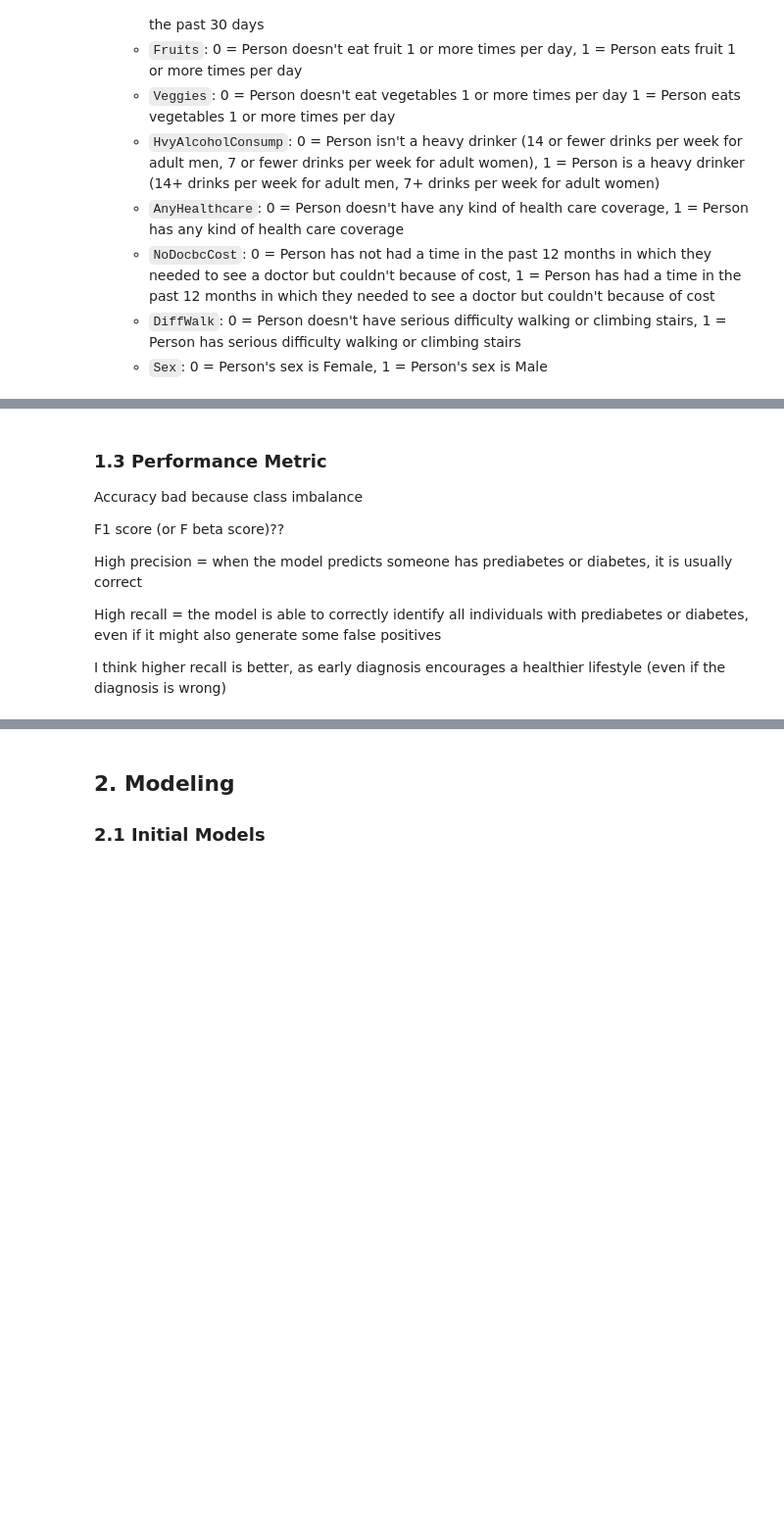
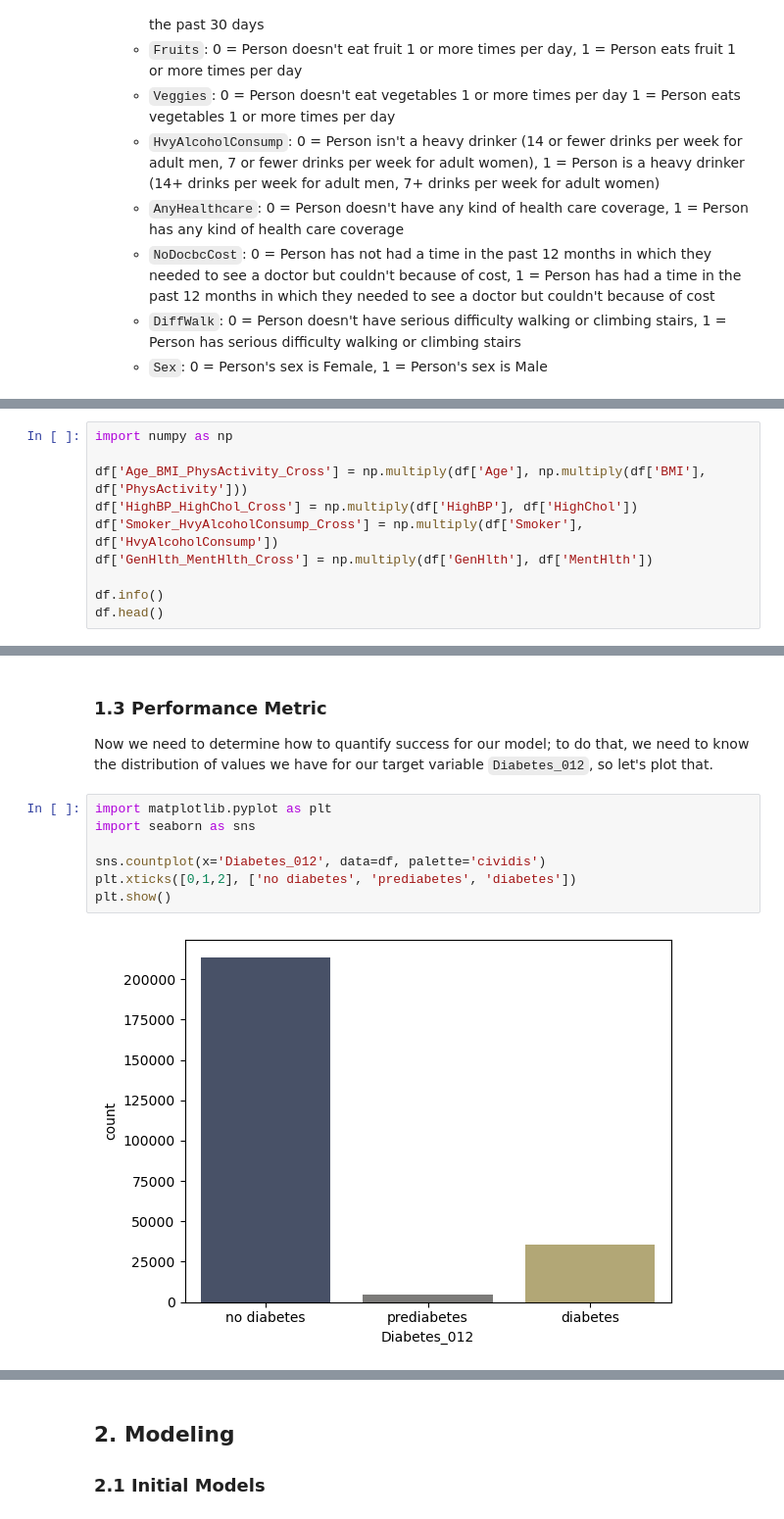
Before and after one commit to Mikecamdo/MachineLearning, a Jupyter notebook: Lab 5/WideAndDeepNetworks.ipynb, the cells around one changed output, grey strips where cells are left out. Shown at 98% size. Drawn from its saved outputs; the diff is of its cells as text; blank space fills up the shorter version.

Commit message:
Performance Metric and Data Splitting
Added justification for our performance metric and added a preliminary justification for how to split the dataset into training and testing splits

```diff
--- a/Lab 5/WideAndDeepNetworks.ipynb
+++ b/Lab 5/WideAndDeepNetworks.ipynb
@@ -193,0 +208,10 @@ Others:
+# %%
+import numpy as np
+
+df['Age_BMI_PhysActivity_Cross'] = np.multiply(df['Age'], np.multiply(df['BMI'], df['PhysActivity']))
+df['HighBP_HighChol_Cross'] = np.multiply(df['HighBP'], df['HighChol'])
+df['Smoker_HvyAlcoholConsump_Cross'] = np.multiply(df['Smoker'], df['HvyAlcoholConsump'])
+df['GenHlth_MentHlth_Cross'] = np.multiply(df['GenHlth'], df['MentHlth'])
+
+df.info()
+df.head()
@@ -194,12 +243,13 @@ Others:
 # %% [markdown]
 ### 1.3 Performance Metric
-Accuracy bad because class imbalance
-
-F1 score (or F beta score)??
-
-High precision = when the model predicts someone has prediabetes or diabetes, it is usually correct
-
-High recall = the model is able to correctly identify all individuals with prediabetes or diabetes, even if it might also generate some false positives
-
-I think higher recall is better, as early diagnosis encourages a healthier lifestyle (even if the diagnosis is wrong)
+Now we need to determine how to quantify success for our model; to do that, we need to know the distribution of values we have for our target variable <code>Diabetes_012</code>, so let's plot that.
+# %%
+import matplotlib.pyplot as plt
+import seaborn as sns
+
+sns.countplot(x='Diabetes_012', data=df, palette='cividis')
+plt.xticks([0,1,2], ['no diabetes', 'prediabetes', 'diabetes'])
+plt.show()
+# %% [output]
+[figure, added]
 # %% [markdown]
```
Also changed, not shown: parts of 6 cells of this notebook.
